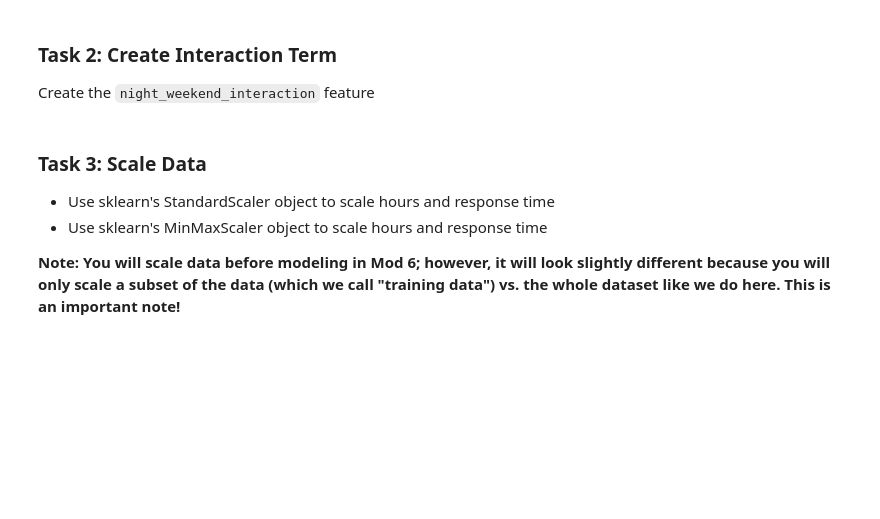
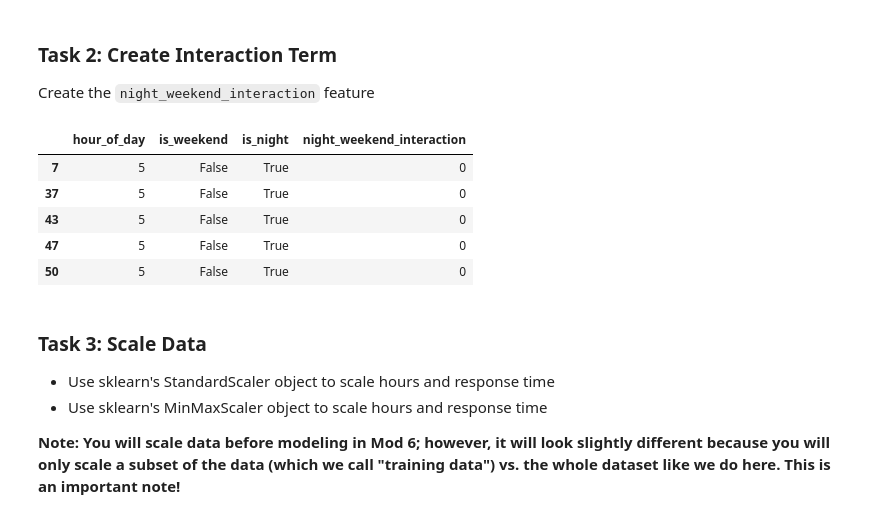
Before and after one commit to ro-the-creator/DA2025_Lectures, a Jupyter notebook: Mod5/CodeAlongs/Mod5L2_CodeAlong_STUDENT.ipynb, the cells around one changed output. Cells and saved outputs as stored; diff of their text form; code cells hidden in the pictures; blank space fills up the shorter version.

```diff
--- a/Mod5/CodeAlongs/Mod5L2_CodeAlong_STUDENT.ipynb
+++ b/Mod5/CodeAlongs/Mod5L2_CodeAlong_STUDENT.ipynb
@@ -64,18 +100,25 @@ df = df.dropna(subset=["Created Date", "Closed Date"])
 Extract the hour and create a variable for weekends (we done this previously!). We will define “night” as any time from midnight to 6am.
 # %%
 # Create base features
-df['hour_of_day'] = None
-df['is_weekend'] = None
-df['is_night'] = None # 12am to 6am
+df['hour_of_day'] = df['Created Date'].dt.hour
+df['is_weekend'] = df['Created Date'].dt.day_of_week >=5
+df['is_night'] = df['hour_of_day'].isin([0,1,2,3,4,5,6]) # 12am to 6am
 # %% [markdown]
 ### Task 2:  Create Interaction Term
 
 Create the `night_weekend_interaction` feature
 # %%
-df['night_weekend_interaction'] = None
+df['night_weekend_interaction'] = (df['is_weekend'].astype(int)*df['is_night'])
 
 #Look at the data -- so many columns in the data so only showing the ones we need
 df[['hour_of_day', 'is_weekend', 'is_night', 'night_weekend_interaction']].head()
+# %% [output]
+|  | hour_of_day | is_weekend | is_night | night_weekend_interaction |
+| 7 | 5 | False | True | 0 |
+| 37 | 5 | False | True | 0 |
+| 43 | 5 | False | True | 0 |
+| 47 | 5 | False | True | 0 |
+| 50 | 5 | False | True | 0 |
 # %% [markdown]
 ### Task 3:  Scale Data
 * Use sklearn's StandardScaler object to scale hours and response time
```
Also changed, not shown: parts of 8 cells of this notebook, 6 other files.
